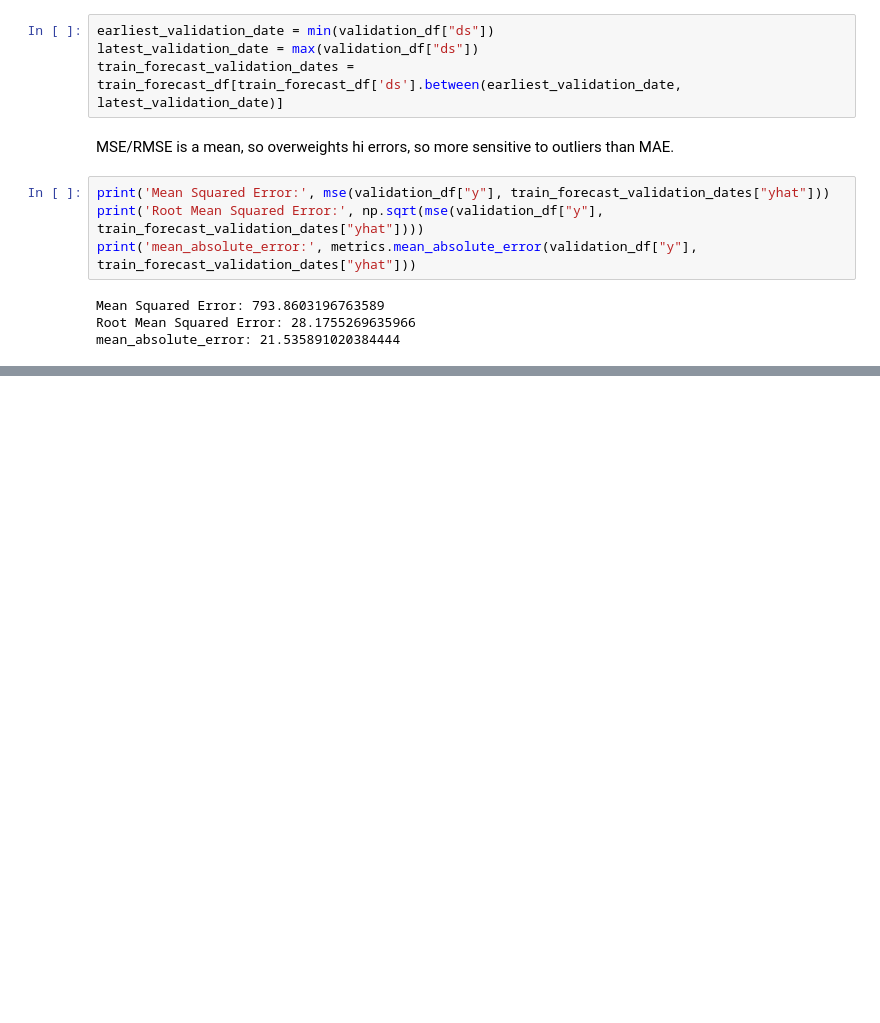
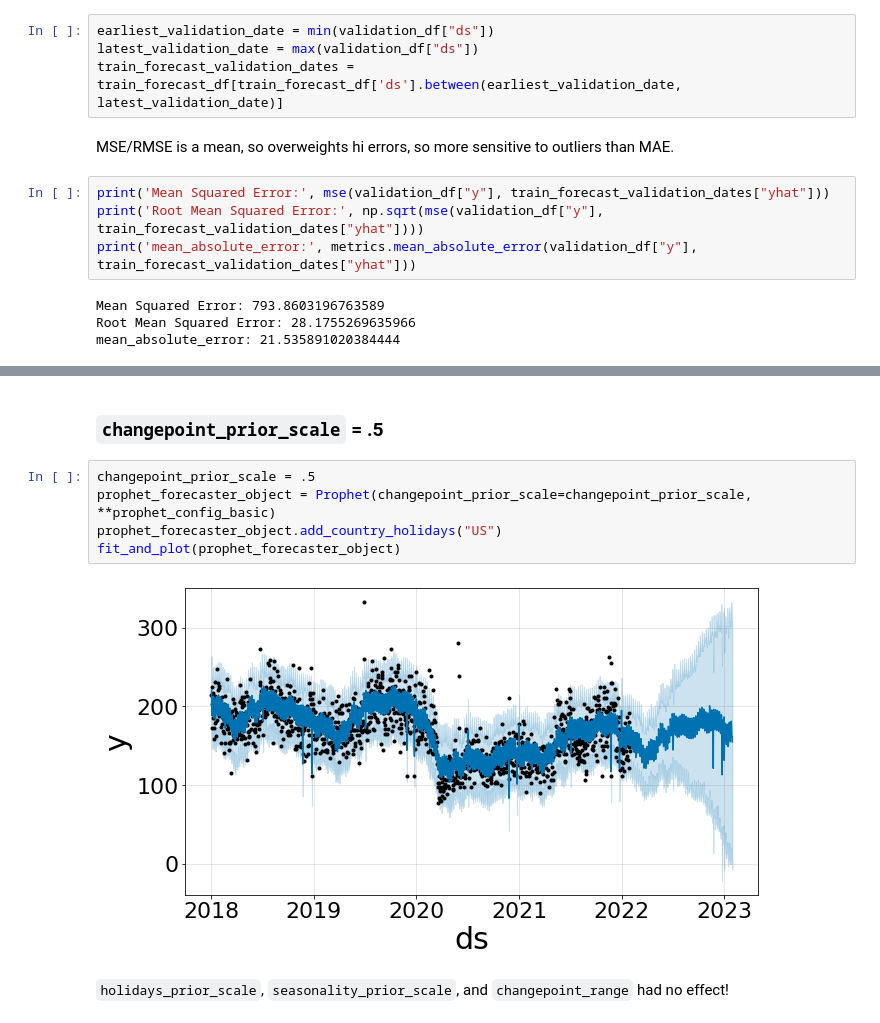
Before and after one commit to lizre/prophet-quickstart, a Jupyter notebook: notebooks/01_split_model.ipynb, the cells around one changed output, grey strips where cells are left out. Cells and saved outputs as stored; diff of their text form; blank space fills up the shorter version.

```diff
--- a/notebooks/01_split_model.ipynb
+++ b/notebooks/01_split_model.ipynb
@@ -147,0 +240,11 @@ fig2 = prophet_forecaster_object.plot_components(forecast)
+# %% [markdown]
+### `changepoint_prior_scale` = .5
+# %%
+changepoint_prior_scale = .5
+prophet_forecaster_object = Prophet(changepoint_prior_scale=changepoint_prior_scale, **prophet_config_basic)
+prophet_forecaster_object.add_country_holidays("US")
+fit_and_plot(prophet_forecaster_object)
+# %% [output]
+[figure, added]
+# %% [markdown]
+`holidays_prior_scale`, `seasonality_prior_scale`, and `changepoint_range` had no effect!
```
Also changed, not shown: parts of 33 cells of this notebook.
